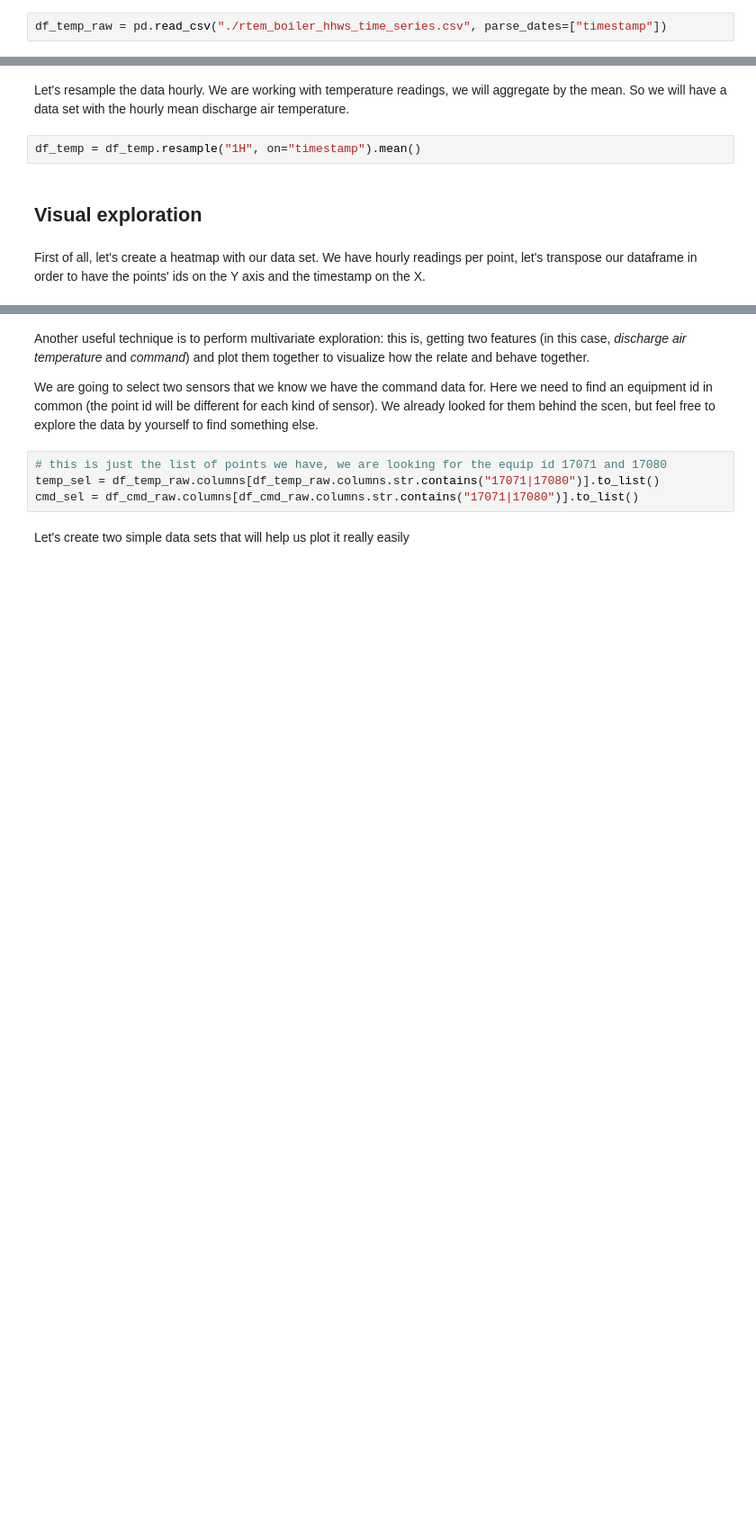
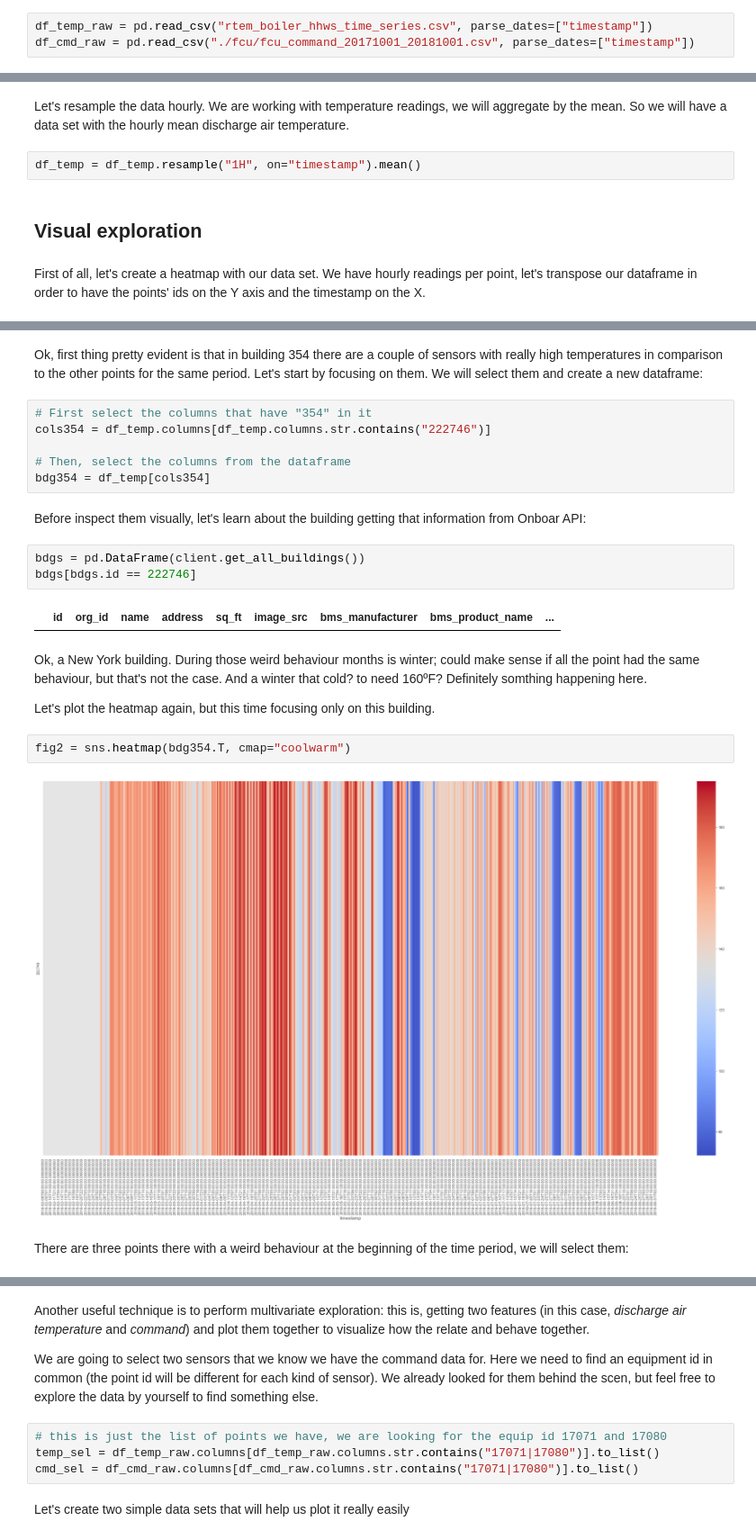
Before and after one commit to PengkunLiu/RTEM_CMU, a Jupyter notebook: RTEM Jupyter Notebook/data_drawing.ipynb, the cells around one changed output, grey strips where cells are left out. Shown at 90% size. Drawn from its saved outputs; the diff is of its cells as text; blank space fills up the shorter version.

```diff
--- a/RTEM Jupyter Notebook/data_drawing.ipynb
+++ b/RTEM Jupyter Notebook/data_drawing.ipynb
@@ -46,7 +55,8 @@ Also, we have the command time-series. These are time-series that which only val
 # %% [markdown]
 Here are the raw reading, let's import them. Remember to use the paramete `parse_dates` to load the timestamo column as a datetime object.
 # %%
-df_temp_raw = pd.read_csv("./rtem_boiler_hhws_time_series.csv", parse_dates=["timestamp"])
+df_temp_raw = pd.read_csv("rtem_boiler_hhws_time_series.csv", parse_dates=["timestamp"])
+df_cmd_raw = pd.read_csv("./fcu/fcu_command_20171001_20181001.csv", parse_dates=["timestamp"])
 # %% [markdown]
 Aswe explained above, the columns here are renamed with the structure *buildingID_equipmentID_pointID*; let's sort the columns of our data set in order to have all the sensors from the same building together.
 # %%
@@ -77,0 +87,25 @@ fig1 = sns.heatmap(df_temp.T, cmap="coolwarm")
+# %% [markdown]
+Ok, first thing pretty evident is that in building 354 there are a couple of sensors with really high temperatures in comparison to the other points for the same period. Let's start by focusing on them. We will select them and create a new dataframe:
+# %%
+# First select the columns that have "354" in it
+cols354 = df_temp.columns[df_temp.columns.str.contains("222746")]
+
+# Then, select the columns from the dataframe
+bdg354 = df_temp[cols354]
+# %% [markdown]
+Before inspect them visually, let's learn about the building getting that information from Onboar API:
+# %%
+bdgs = pd.DataFrame(client.get_all_buildings())
+bdgs[bdgs.id == 222746]
+# %% [output]
+|  | id | org_id | name | address | sq_ft | image_src | bms_manufacturer | bms_product_name | ... |
+# %% [markdown]
+Ok, a New York building. During those weird behaviour months is winter; could make sense if all the point had the same behaviour, but that's not the case. And a winter that cold? to need 160ºF? Definitely somthing happening here.
+
+Let's plot the heatmap again, but this time focusing only on this building.
+# %%
+fig2 = sns.heatmap(bdg354.T, cmap="coolwarm")
+# %% [output]
+[figure, added]
+# %% [markdown]
+There are three points there with a weird behaviour at the beginning of the time period, we will select them:
```
Also changed, not shown: parts of 24 cells of this notebook, 1 other file.
